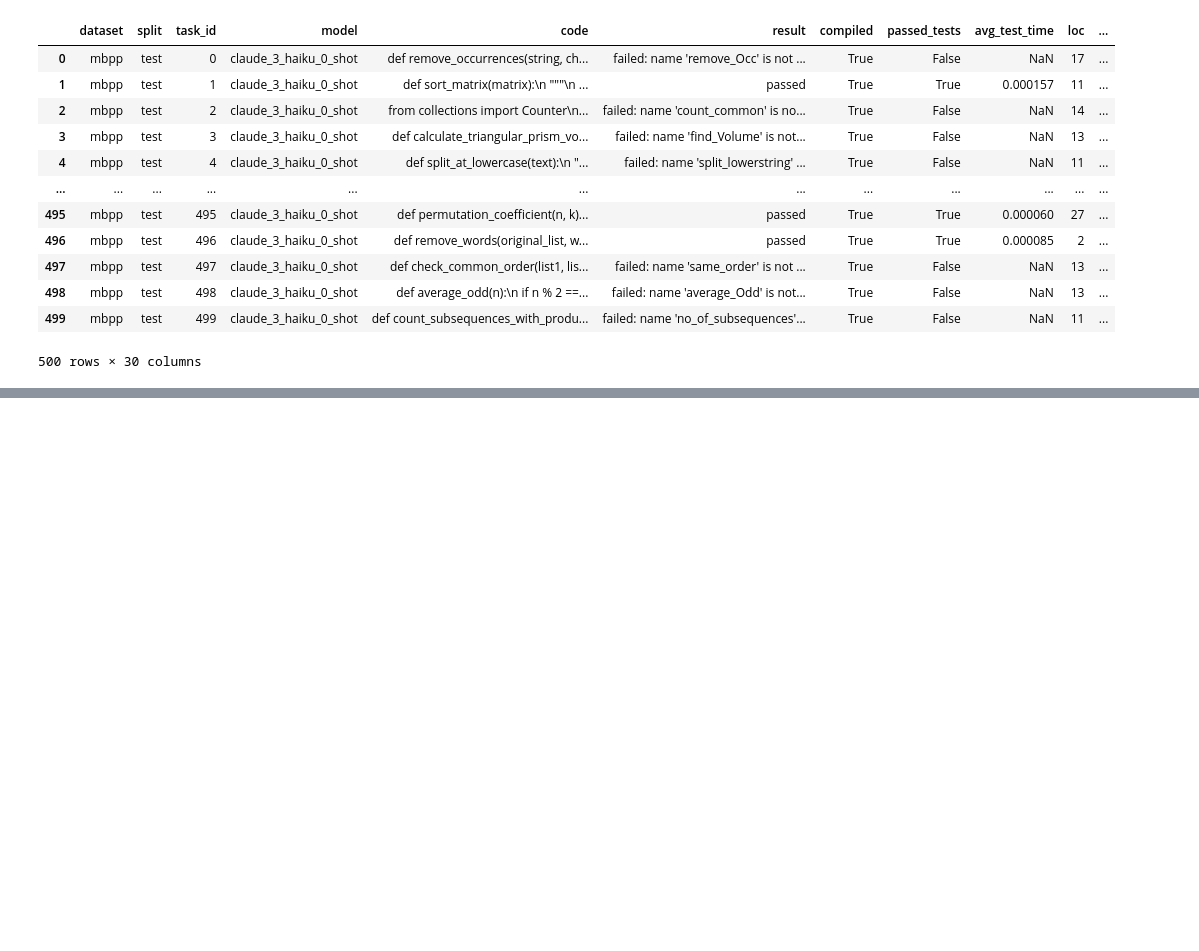
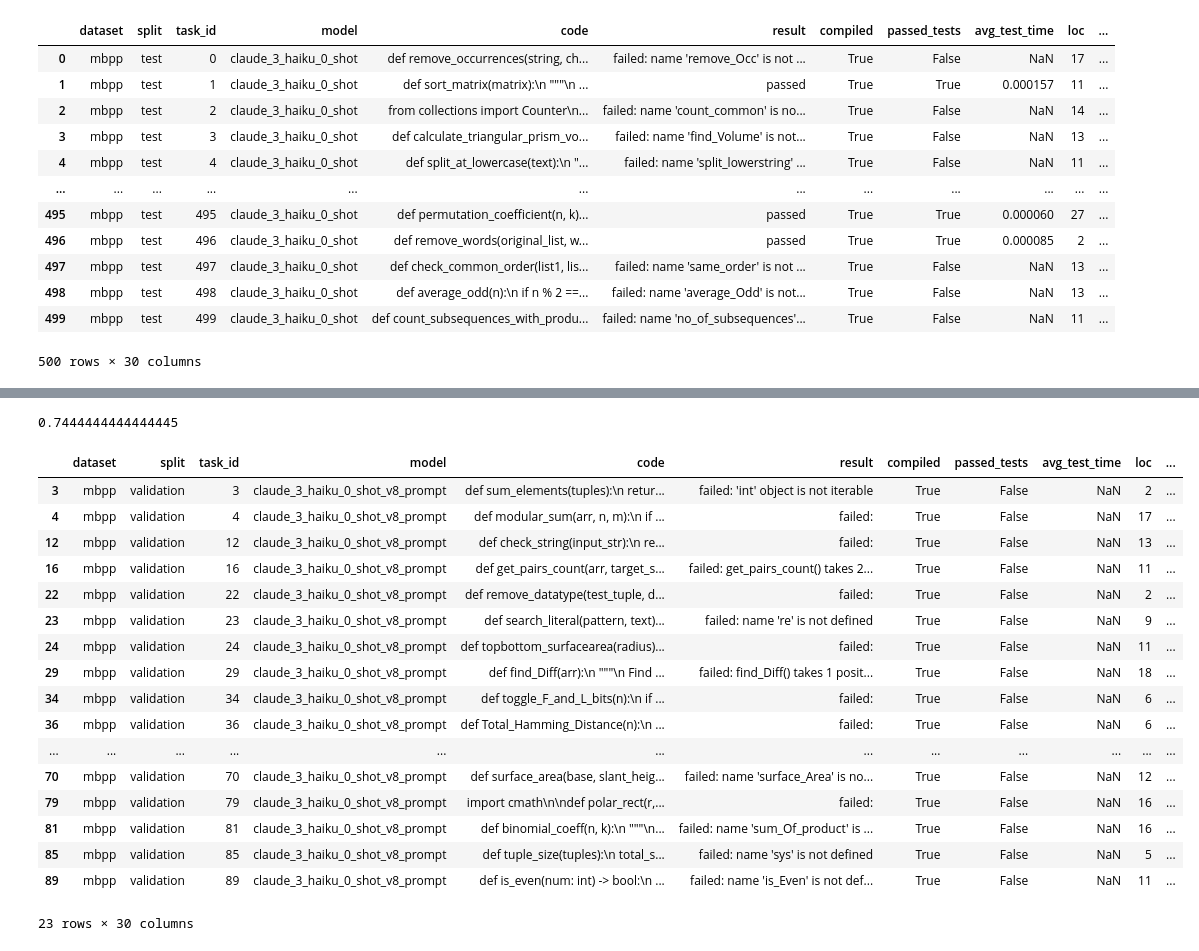
Before and after one commit to sosier/Code_Refactoring_Assistant, a Jupyter notebook: claude/Claude_Generations.ipynb, the cells around one changed output, grey strips where cells are left out. Saved outputs shown, nothing was run; the diff lists cells and outputs as text; code cells hidden in the pictures; blank space fills up the shorter version.

Commit message:
Early (rough WIP) prompt engineering results

```diff
--- a/claude/Claude_Generations.ipynb
+++ b/claude/Claude_Generations.ipynb
@@ -188,0 +431,23 @@ df
+# %%
+# WARNING: Running this cell will delete all your generations / evals. Be sure
+#   you want to do this!
+all_generations = []
+# all_evals = []
+# %%
+# WARNNG: Slow step:
+i = len(all_generations)
+while i < len(canonical_solutions):
+    print(i)
+
+    # Call Claude API to refactor the code:
+    raw_generation = refactor(
+        canonical_solutions[i],
+        system_prompt=current_prompt.format(function_name=function_names[i])
+    )
+    generation = extract_from_code_block(raw_generation)
+    all_generations.append(generation)
+    i += 1
+
+    # Every 10, Save to pickle just in case
+    if i % 10 == 0:
+        save_pickle(all_generations, RESULTS_PATH + "mbpp_validation_claude_3_haiku_0_shot_in_progress_generations.pkl")
@@ -188,0 +474,11 @@ df
+# %%
+execution_ids_backup = []
+execution_results_backup = []
+
+results = bulk_evaluate(
+    dataset="mbpp",
+    split="validation",
+    code=all_generations,
+    execution_ids_backup=execution_ids_backup,
+    execution_results_backup=execution_results_backup
+)
@@ -188,0 +503,5 @@ df
+# %%
+df = pd.DataFrame(results)
+df.insert(3, "model", f"claude_3_haiku_0_shot_{current_prompt_name}")
+df.insert(4, "code", all_generations)
+df
@@ -188,0 +522,4 @@ df
+# %%
+df["passed_tests"].mean()
+# %% [output]
+0.7444444444444445
@@ -188,0 +530,21 @@ df
+# %%
+df.query("not passed_tests")
+# %% [output]
+|  | dataset | split | task_id | model | code | result | compiled | passed_tests | avg_test_time | loc | ... |
+| 3 | mbpp | validation | 3 | claude_3_haiku_0_shot_v8_prompt | def sum_elements(tuples):\n retur... | failed: 'int' object is not iterable | True | False | NaN | 2 | ... |
+| 4 | mbpp | validation | 4 | claude_3_haiku_0_shot_v8_prompt | def modular_sum(arr, n, m):\n if ... | failed: | True | False | NaN | 17 | ... |
+| 12 | mbpp | validation | 12 | claude_3_haiku_0_shot_v8_prompt | def check_string(input_str):\n re... | failed: | True | False | NaN | 13 | ... |
+| 16 | mbpp | validation | 16 | claude_3_haiku_0_shot_v8_prompt | def get_pairs_count(arr, target_s... | failed: get_pairs_count() takes 2... | True | False | NaN | 11 | ... |
+| 22 | mbpp | validation | 22 | claude_3_haiku_0_shot_v8_prompt | def remove_datatype(test_tuple, d... | failed: | True | False | NaN | 2 | ... |
+| 23 | mbpp | validation | 23 | claude_3_haiku_0_shot_v8_prompt | def search_literal(pattern, text)... | failed: name 're' is not defined | True | False | NaN | 9 | ... |
+| 24 | mbpp | validation | 24 | claude_3_haiku_0_shot_v8_prompt | def topbottom_surfacearea(radius)... | failed: | True | False | NaN | 11 | ... |
+| 29 | mbpp | validation | 29 | claude_3_haiku_0_shot_v8_prompt | def find_Diff(arr):\n """\n Find ... | failed: find_Diff() takes 1 posit... | True | False | NaN | 18 | ... |
+| 34 | mbpp | validation | 34 | claude_3_haiku_0_shot_v8_prompt | def toggle_F_and_L_bits(n):\n if ... | failed: | True | False | NaN | 6 | ... |
+| 36 | mbpp | validation | 36 | claude_3_haiku_0_shot_v8_prompt | def Total_Hamming_Distance(n):\n ... | failed: | True | False | NaN | 6 | ... |
+| ... | ... | ... | ... | ... | ... | ... | ... | ... | ... | ... | ... |
+| 70 | mbpp | validation | 70 | claude_3_haiku_0_shot_v8_prompt | def surface_area(base, slant_heig... | failed: name 'surface_Area' is no... | True | False | NaN | 12 | ... |
+| 79 | mbpp | validation | 79 | claude_3_haiku_0_shot_v8_prompt | import cmath\n\ndef polar_rect(r,... | failed: | True | False | NaN | 16 | ... |
+| 81 | mbpp | validation | 81 | claude_3_haiku_0_shot_v8_prompt | def binomial_coeff(n, k):\n """\n... | failed: name 'sum_Of_product' is ... | True | False | NaN | 16 | ... |
+| 85 | mbpp | validation | 85 | claude_3_haiku_0_shot_v8_prompt | def tuple_size(tuples):\n total_s... | failed: name 'sys' is not defined | True | False | NaN | 5 | ... |
+| 89 | mbpp | validation | 89 | claude_3_haiku_0_shot_v8_prompt | def is_even(num: int) -> bool:\n ... | failed: name 'is_Even' is not def... | True | False | NaN | 11 | ... |
+23 rows × 30 columns
```
Also changed, not shown: parts of 14 cells of this notebook, 5 other files.
